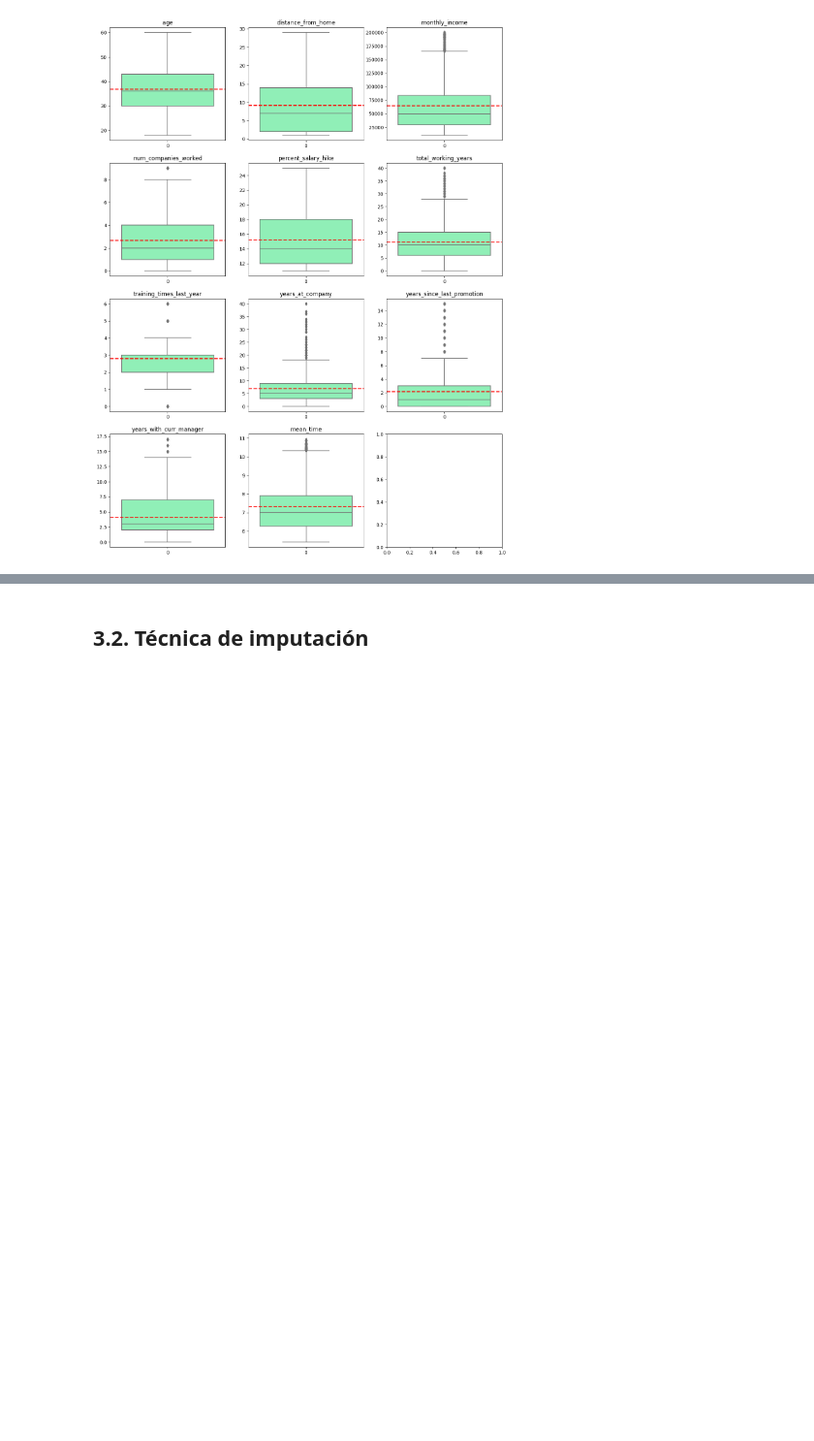
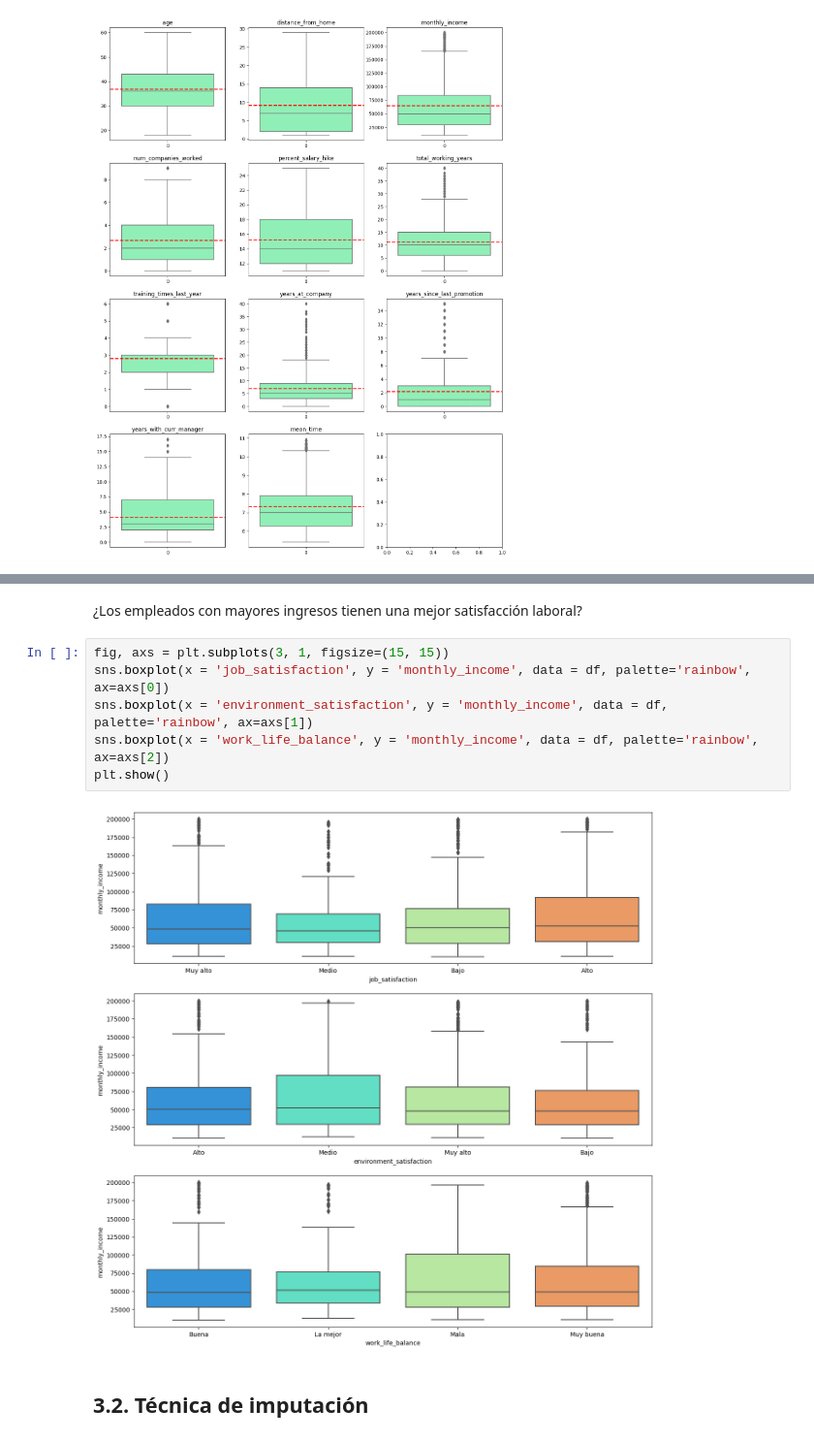
Before and after one commit to AlexanderBedoyaC/pediccion_abandono_empleo, a Jupyter notebook: Preparación de datos.ipynb, the cells around one changed output, grey strips where cells are left out. Shown at 97% size. Cells and saved outputs as stored; diff of their text form; blank space fills up the shorter version.

```diff
--- a/Preparación de datos.ipynb
+++ b/Preparación de datos.ipynb
@@ -42,3 +62,13 @@ for i in range(len(variables)):
+# %% [markdown]
+¿Los empleados con mayores ingresos tienen una mejor satisfacción laboral?
+# %%
+fig, axs = plt.subplots(3, 1, figsize=(15, 15))
+sns.boxplot(x = 'job_satisfaction', y = 'monthly_income', data = df, palette='rainbow', ax=axs[0])
+sns.boxplot(x = 'environment_satisfaction', y = 'monthly_income', data = df, palette='rainbow', ax=axs[1])
+sns.boxplot(x = 'work_life_balance', y = 'monthly_income', data = df, palette='rainbow', ax=axs[2])
+plt.show()
+# %% [output]
+[figure, added]
 # %% [markdown]
 ## 3.2. Técnica de imputación
 # %% [markdown]
```
Also changed, not shown: parts of 6 cells of this notebook, 1 other file.
